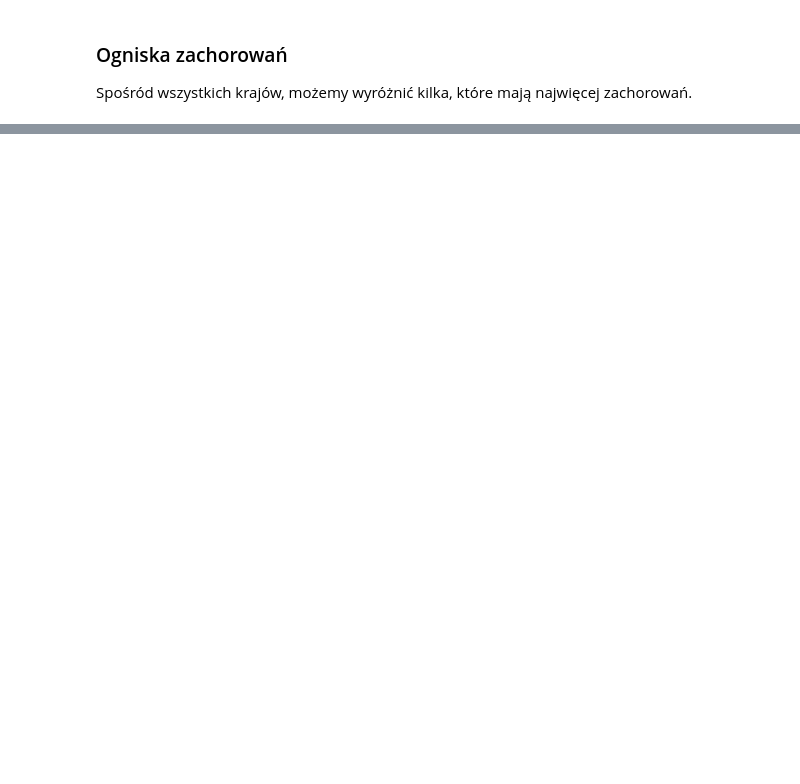
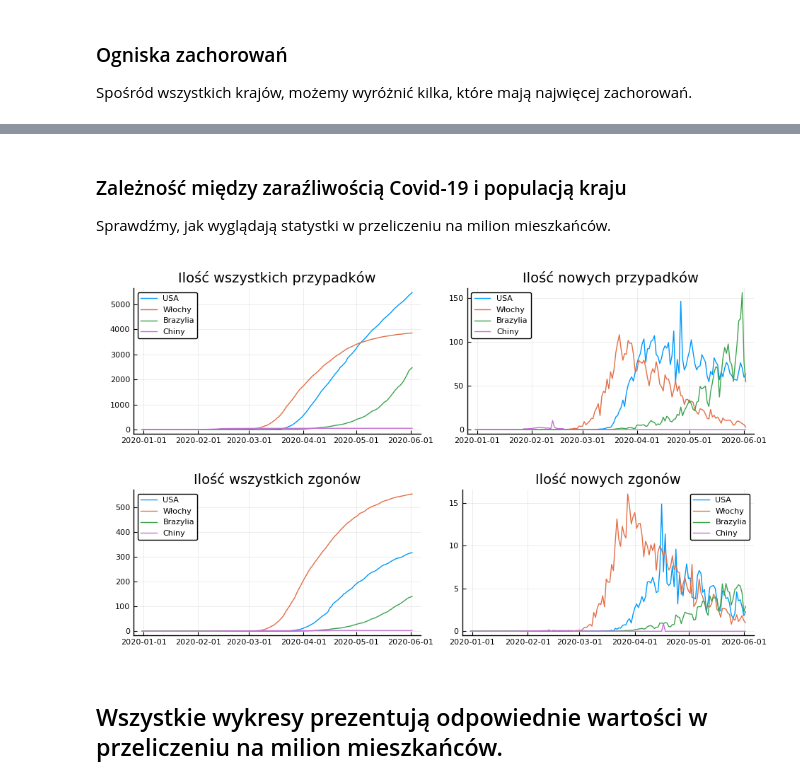
Before and after one commit to wstryc/Wizualizacja-COVID-19, a Jupyter notebook: projekt.ipynb, the cells around one changed output, grey strips where cells are left out. Saved outputs shown, nothing was run; the diff lists cells and outputs as text; code cells hidden in the pictures; blank space fills up the shorter version.

Commit message:
Wykresy w przeliczeniu na milion mieszkańców

```diff
--- a/projekt.ipynb
+++ b/projekt.ipynb
@@ -126,0 +131,31 @@ plot!(brazil[:date], brazil[:total_cases], label="Brazylia", color = :darkgreen)
+# %% [markdown]
+### Zależność między zaraźliwością Covid-19 i populacją kraju
+Sprawdźmy, jak wyglądają statystki w przeliczeniu na milion mieszkańców.
+# %%
+using Plots.PlotMeasures #Aby posługiwać się px jako jednostkami
+
+p1 = plot(usa[:date], usa[:total_cases_per_million], label="USA", title="Ilość wszystkich przypadków")
+plot!(italy[:date], italy[:total_cases_per_million], label="Włochy")
+plot!(brazil[:date], brazil[:total_cases_per_million], label="Brazylia")
+plot!(china[:date], china[:total_cases_per_million], label="Chiny")
+
+p2 = plot(usa[:date], usa[:new_cases_per_million], label="USA", title="Ilość nowych przypadków")
+plot!(italy[:date], italy[:new_cases_per_million], label="Włochy")
+plot!(brazil[:date], brazil[:new_cases_per_million], label="Brazylia")
+plot!(china[:date], china[:new_cases_per_million], label="Chiny")
+
+p3 = plot(usa[:date], usa[:total_deaths_per_million], label="USA", title = "Ilość wszystkich zgonów")
+plot!(italy[:date], italy[:total_deaths_per_million], label="Włochy")
+plot!(brazil[:date], brazil[:total_deaths_per_million], label="Brazylia")
+plot!(china[:date], china[:total_deaths_per_million], label="Chiny")
+
+p4 = plot(usa[:date], usa[:new_deaths_per_million], label="USA", title = "Ilość nowych zgonów")
+plot!(italy[:date], italy[:new_deaths_per_million], label="Włochy")
+plot!(brazil[:date], brazil[:new_deaths_per_million], label="Brazylia")
+plot!(china[:date], china[:new_deaths_per_million], label="Chiny")
+
+plot(p1,p2, p3, p4, layout=4, size=size=(950,570), tight_layout=true, margin=20px)
+# %% [output]
+[figure, added]
+# %% [markdown]
+## Wszystkie wykresy prezentują odpowiednie wartości w przeliczeniu na milion mieszkańców.
```
Also changed, not shown: parts of 6 cells of this notebook.
